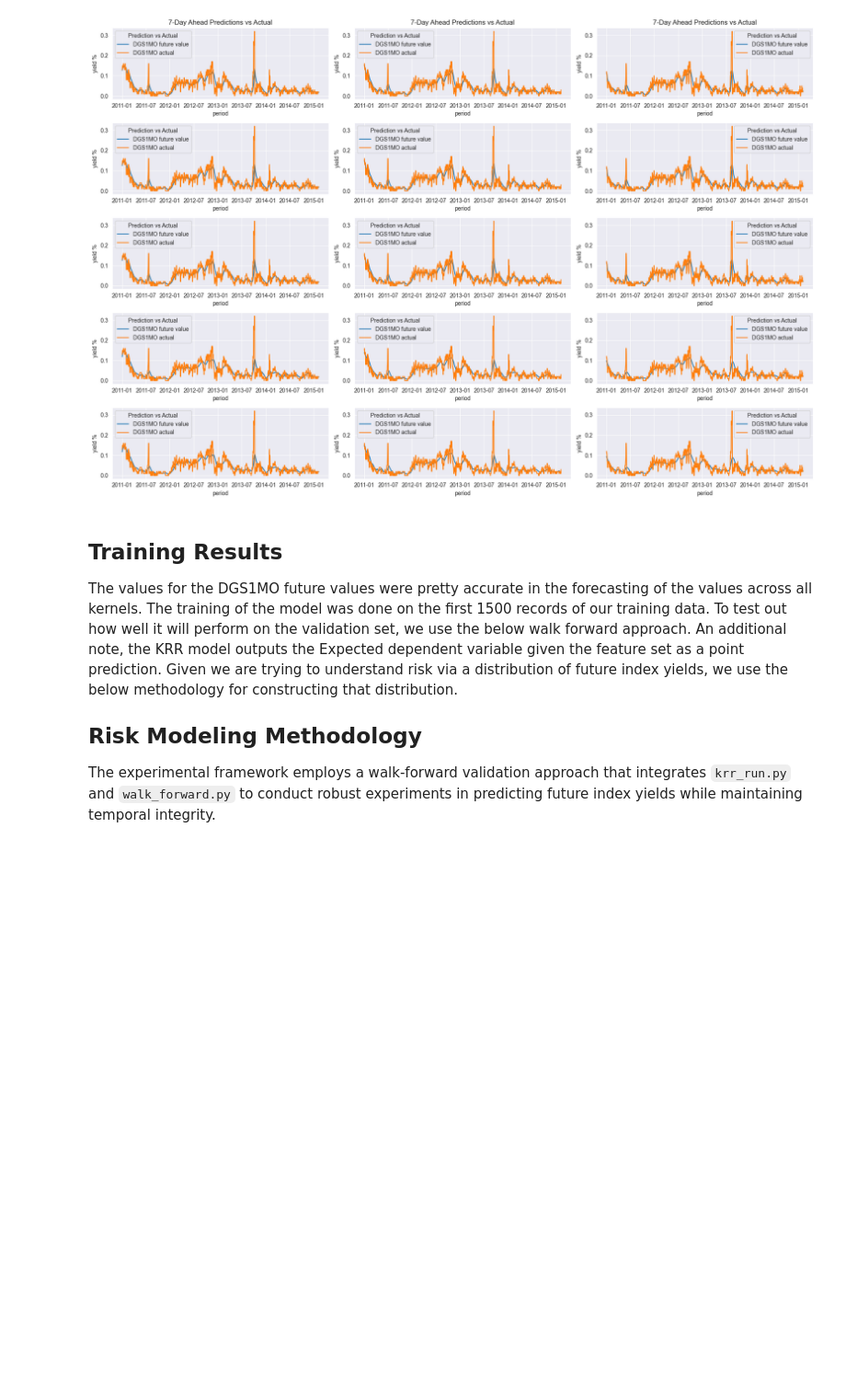
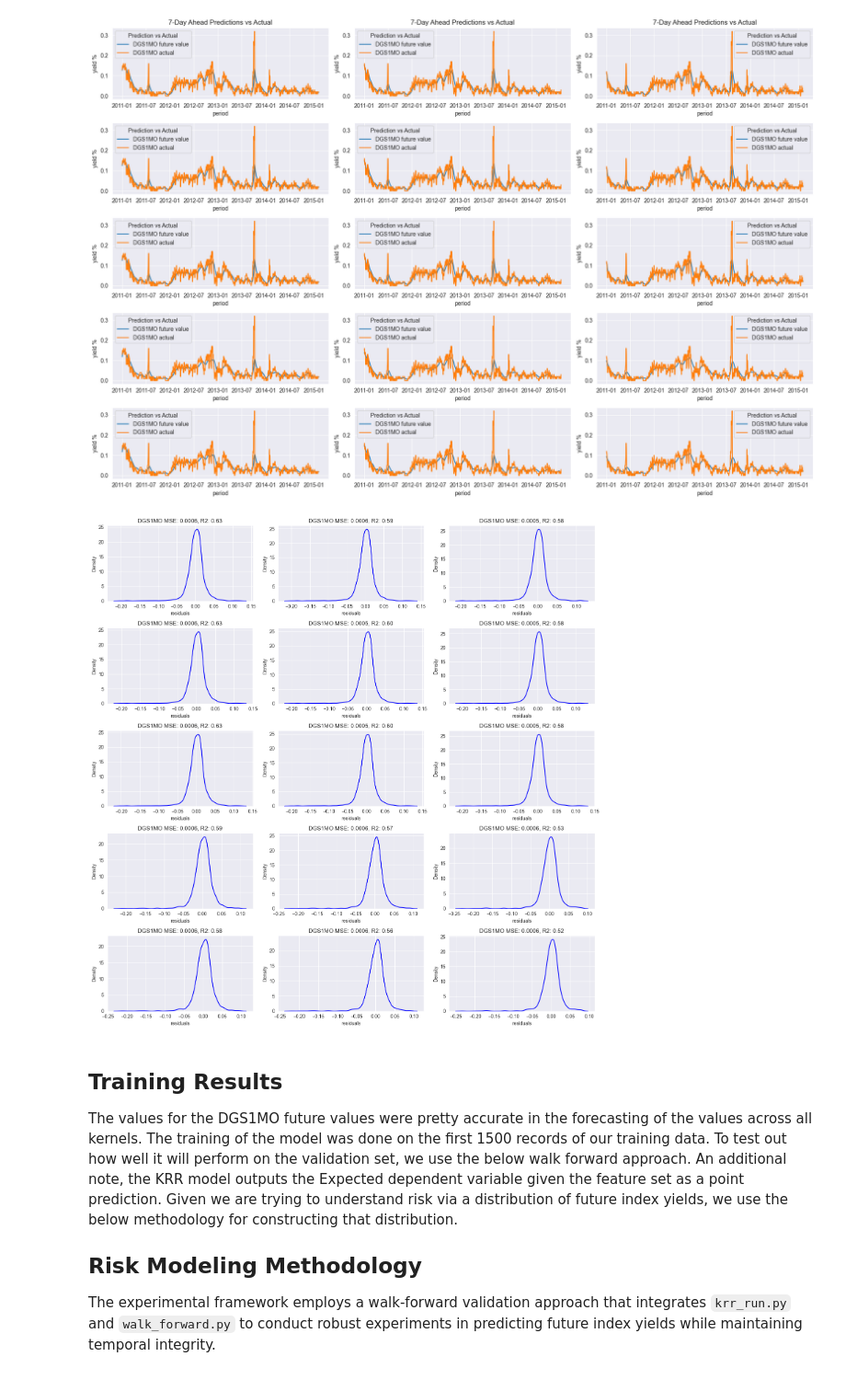
Before and after one commit to ttoe05/bond-yields-gp-model, a Jupyter notebook: src/Final_report.ipynb, the cells around one changed output. Shown at 92% size. Drawn from its saved outputs; the diff is of its cells as text; code cells hidden in the pictures; blank space fills up the shorter version.

```diff
--- a/src/Final_report.ipynb
+++ b/src/Final_report.ipynb
@@ -519,27 +519,30 @@ plt.show()
 # %%
 # Calculate the residuals of the results from above, plot a kde distribution of the residuals and calculate the mean squared error.
 # create a 5 by 3 seaborn subplot.The vertical grids represent the 5 kernels and the 3 columns are the time horizons
 fig, axes = plt.subplots(5, 3, figsize=(15, 15))
 # axes = axes.flatten()
 # create grid array
 grid_array = [
     models7_predictions_actual,
     models30_predictions_actual,
     models60_predictions_actual
 ]
 
 for col, predictions in enumerate(grid_array):
     for row, prediction in enumerate(predictions):
-        prediction[f"{dgs_value}_future_val"] = prediction[f"{dgs_value}_future_val"].ewm(span=smoothing_window).mean()
-        prediction['residuals'] = prediction[f"{dgs_value}_future_val"] - prediction[f"{dgs_value}_future_val_actual"]
+        prediction[f"{dgs_value} future value"] = prediction[f"{dgs_value}_future_val"].ewm(span=smoothing_window).mean()
+        prediction[f"{dgs_value} actual"] = prediction[f"{dgs_value}_future_val_actual"]
+        prediction['residuals'] = prediction[f"{dgs_value} future value"] - prediction[f"{dgs_value} actual"]
         # Calclaute the mean squared error and r2 score
-        mse = mean_squared_error(prediction[f"{dgs_value}_future_val_actual"], prediction[f"{dgs_value}_future_val"])
-        r2 = r2_score(prediction[f"{dgs_value}_future_val_actual"], prediction[f"{dgs_value}_future_val"])
+        mse = mean_squared_error(prediction[f"{dgs_value} actual"], prediction[f"{dgs_value} future value"])
+        r2 = r2_score(prediction[f"{dgs_value}_future_val_actual"], prediction[f"{dgs_value} future value"])
         df_tmp = prediction['residuals'].reset_index()
         sns.kdeplot(df_tmp, x='residuals', color='blue', ax=axes[row, col])
-        axes[row, col].set_title(f"{dgs_value} MSE: {mse:.2f}, R2: {r2:.2f}")
+        axes[row, col].set_title(f"{dgs_value} MSE: {mse:.4f}, R2: {r2:.2f}")
 plt.tight_layout()
 plt.show()
+# %% [output]
+[figure, added]
 # %% [markdown]
 ## Training Results
 
```
